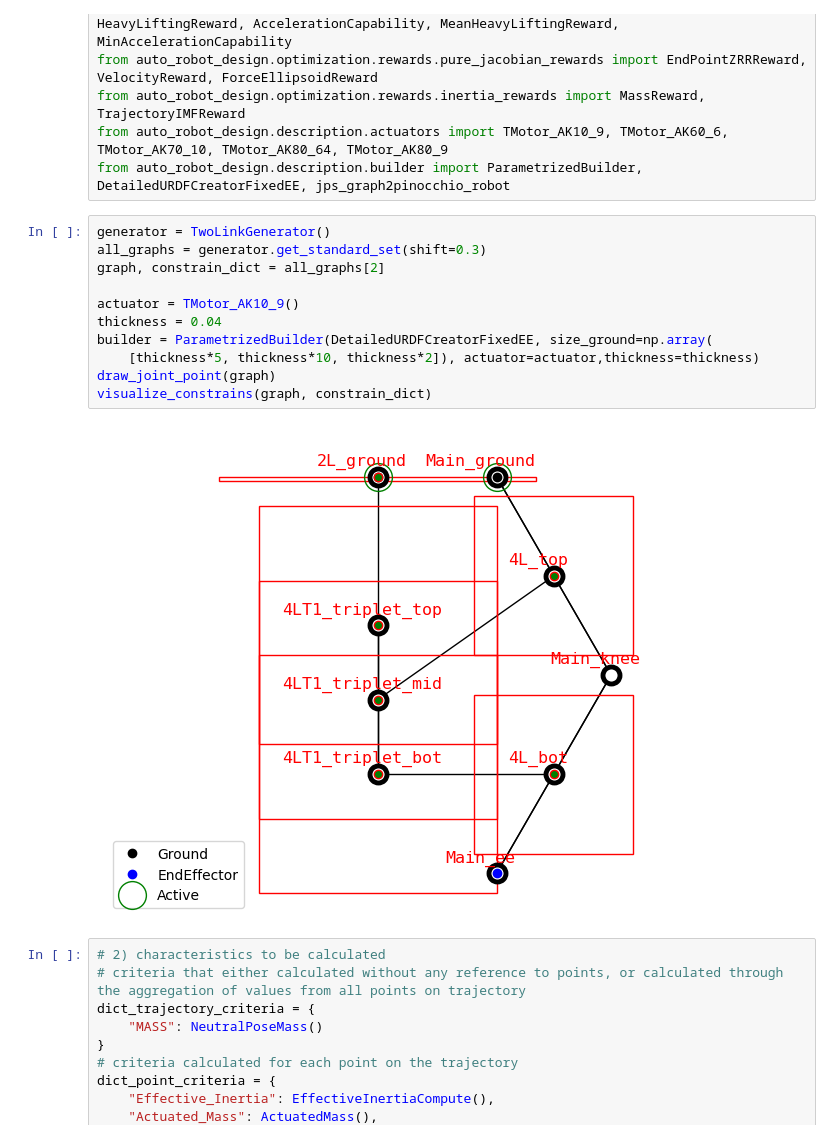
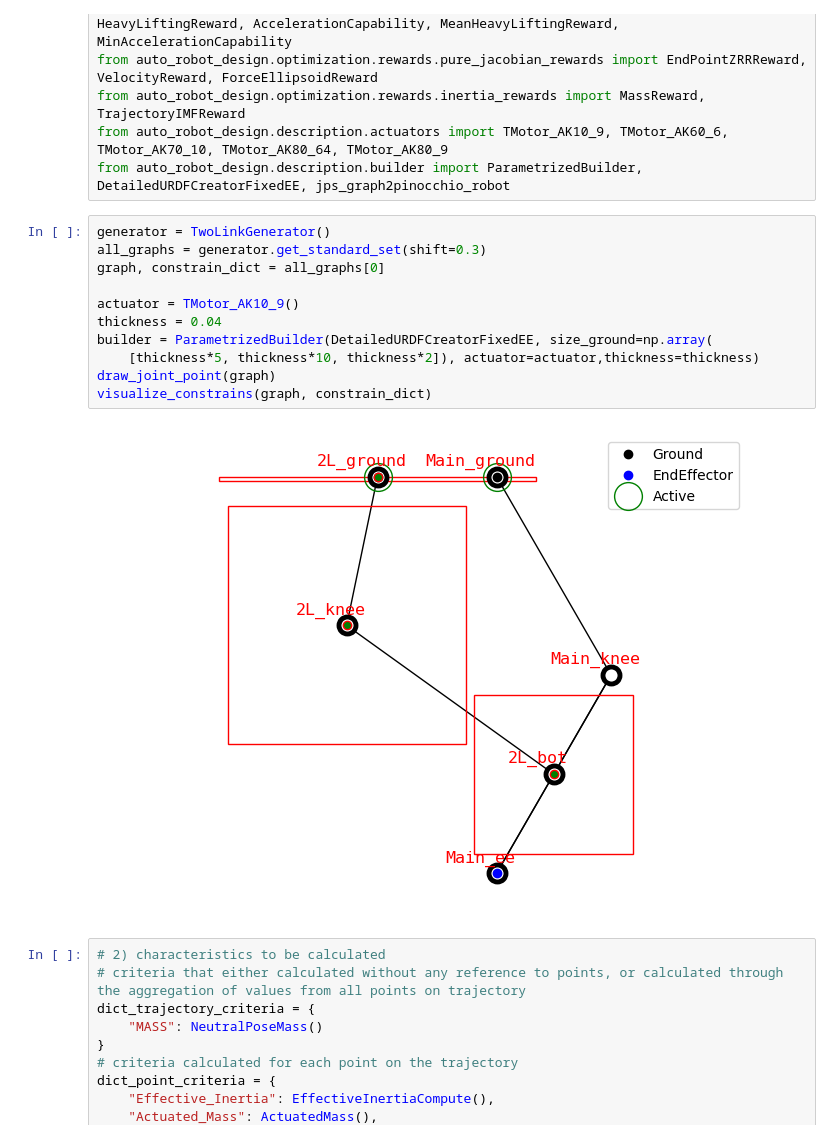
Before and after one commit to LicAiBeerLab/auto-robotics-design, a Jupyter notebook: apps/optimize/single_topology_normilized copy.ipynb, the cells around one changed output. Saved outputs shown, nothing was run; the diff lists cells and outputs as text.

```diff
--- a/apps/optimize/single_topology_normilized copy.ipynb
+++ b/apps/optimize/single_topology_normilized copy.ipynb
@@ -27,16 +27,16 @@ from auto_robot_design.description.builder import ParametrizedBuilder, DetailedU
 # %%
 generator = TwoLinkGenerator()
 all_graphs = generator.get_standard_set(shift=0.3)
-graph, constrain_dict = all_graphs[2]
+graph, constrain_dict = all_graphs[0]
 
 actuator = TMotor_AK10_9()
 thickness = 0.04
 builder = ParametrizedBuilder(DetailedURDFCreatorFixedEE, size_ground=np.array(
     [thickness*5, thickness*10, thickness*2]), actuator=actuator,thickness=thickness)
 draw_joint_point(graph)
 visualize_constrains(graph, constrain_dict)
 # %% [output]
-[figure, old version]
+[figure, new version]
 # %%
 # 2) characteristics to be calculated
 # criteria that either calculated without any reference to points, or calculated through the aggregation of values from all points on trajectory
```
Also changed, not shown: parts of 12 cells of this notebook, 3 other files.
